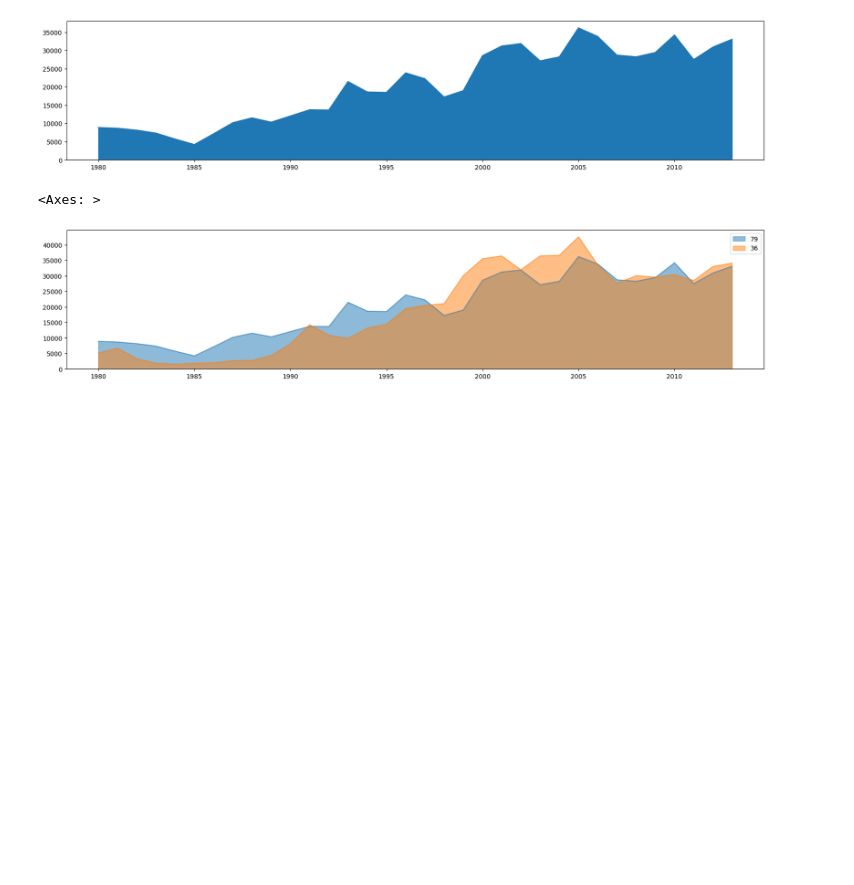
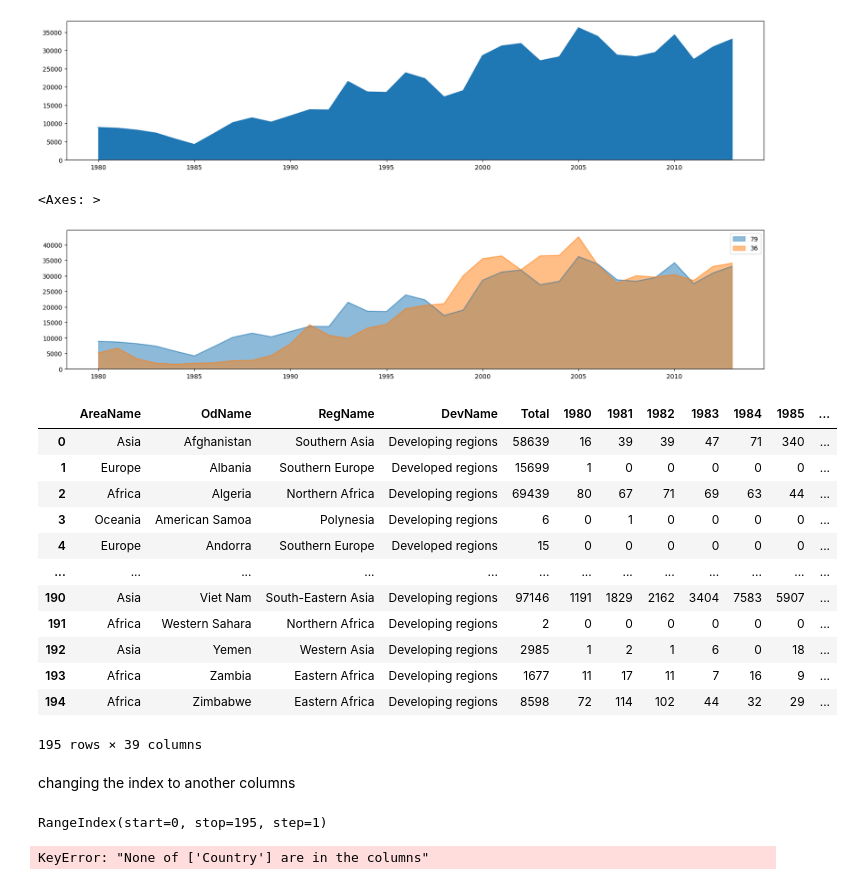
Before and after one commit to Ankidec/Data-Analysis, a Jupyter notebook: pandas_basics.ipynb, the cells around one changed output. Saved outputs shown, nothing was run; the diff lists cells and outputs as text; code cells hidden in the pictures; blank space fills up the shorter version.

```diff
--- a/pandas_basics.ipynb
+++ b/pandas_basics.ipynb
@@ -907,3 +919,29 @@ df.loc[[79,36], years].T.plot(kind='area',figsize=(20,4), stacked=False, alpha=0
 # %% [output]
 <Axes: >
 [figure]
+# %%
+df
+# %% [output]
+|  | AreaName | OdName | RegName | DevName | Total | 1980 | 1981 | 1982 | 1983 | 1984 | 1985 | ... |
+| 0 | Asia | Afghanistan | Southern Asia | Developing regions | 58639 | 16 | 39 | 39 | 47 | 71 | 340 | ... |
+| 1 | Europe | Albania | Southern Europe | Developed regions | 15699 | 1 | 0 | 0 | 0 | 0 | 0 | ... |
+| 2 | Africa | Algeria | Northern Africa | Developing regions | 69439 | 80 | 67 | 71 | 69 | 63 | 44 | ... |
+| 3 | Oceania | American Samoa | Polynesia | Developing regions | 6 | 0 | 1 | 0 | 0 | 0 | 0 | ... |
+| 4 | Europe | Andorra | Southern Europe | Developed regions | 15 | 0 | 0 | 0 | 0 | 0 | 0 | ... |
+| ... | ... | ... | ... | ... | ... | ... | ... | ... | ... | ... | ... | ... |
+| 190 | Asia | Viet Nam | South-Eastern Asia | Developing regions | 97146 | 1191 | 1829 | 2162 | 3404 | 7583 | 5907 | ... |
+| 191 | Africa | Western Sahara | Northern Africa | Developing regions | 2 | 0 | 0 | 0 | 0 | 0 | 0 | ... |
+| 192 | Asia | Yemen | Western Asia | Developing regions | 2985 | 1 | 2 | 1 | 6 | 0 | 18 | ... |
+| 193 | Africa | Zambia | Eastern Africa | Developing regions | 1677 | 11 | 17 | 11 | 7 | 16 | 9 | ... |
+| 194 | Africa | Zimbabwe | Eastern Africa | Developing regions | 8598 | 72 | 114 | 102 | 44 | 32 | 29 | ... |
+195 rows × 39 columns
+# %% [markdown]
+changing the index to another columns
+# %%
+df.index
+# %% [output]
+RangeIndex(start=0, stop=195, step=1)
+# %%
+df.set_index('Country', inplace=True) # make Country as index
+# %% [output]
+KeyError: "None of ['Country'] are in the columns"
```
Also changed, not shown: parts of 4 cells of this notebook, 1 other file.
